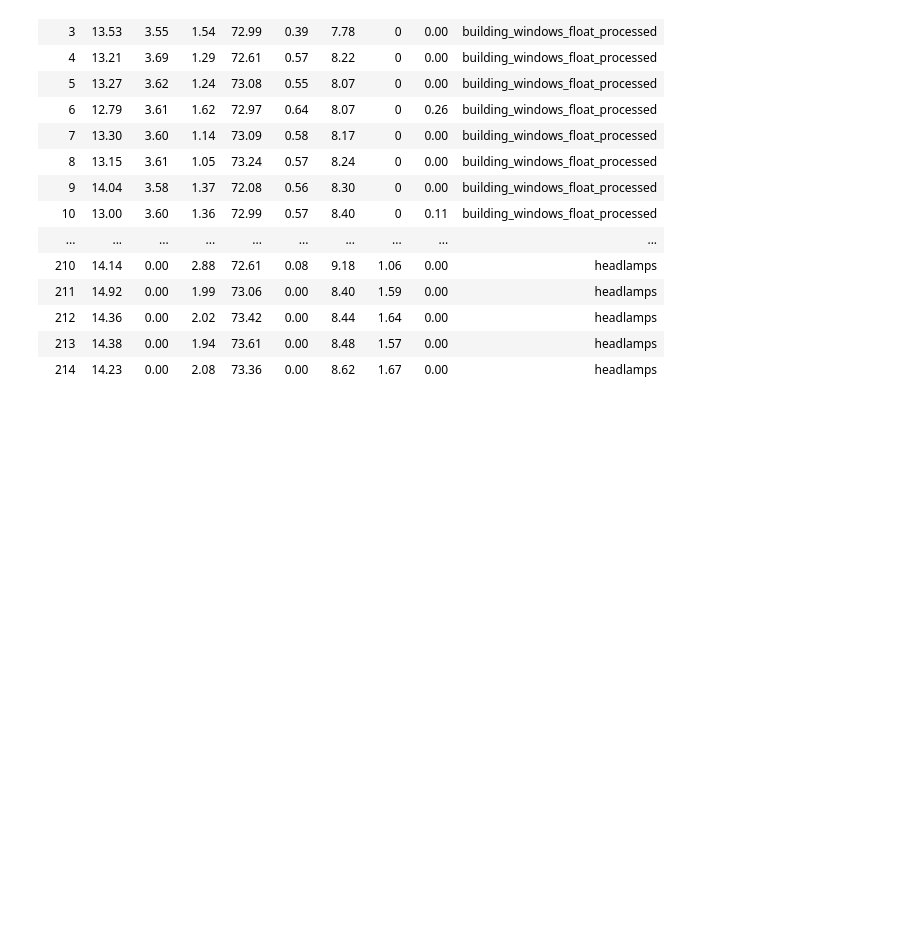
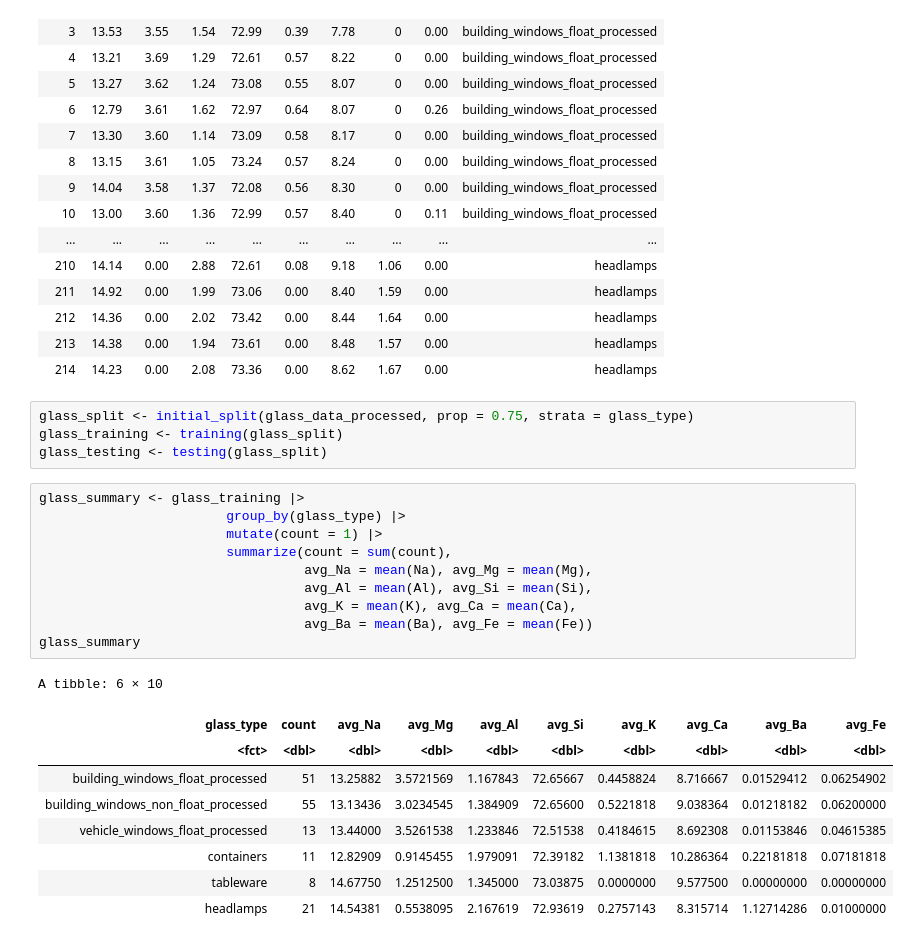
Before and after one commit to omairqazi29/DSCI100, a Jupyter notebook: ProjectProposal.ipynb, the cells around one changed output. Drawn from its saved outputs; the diff is of its cells as text; blank space fills up the shorter version.

Commit message:
data split + mean value table

```diff
--- a/ProjectProposal.ipynb
+++ b/ProjectProposal.ipynb
@@ -62,3 +62,27 @@ A data.frame: 214 × 10
 | 212 | 14.36 | 0.00 | 2.02 | 73.42 | 0.00 | 8.44 | 1.64 | 0.00 | headlamps |
 | 213 | 14.38 | 0.00 | 1.94 | 73.61 | 0.00 | 8.48 | 1.57 | 0.00 | headlamps |
 | 214 | 14.23 | 0.00 | 2.08 | 73.36 | 0.00 | 8.62 | 1.67 | 0.00 | headlamps |
+# %%
+glass_split <- initial_split(glass_data_processed, prop = 0.75, strata = glass_type)
+glass_training <- training(glass_split)
+glass_testing <- testing(glass_split)
+# %%
+glass_summary <- glass_training |>
+                        group_by(glass_type) |>
+                        mutate(count = 1) |>
+                        summarize(count = sum(count),
+                                  avg_Na = mean(Na), avg_Mg = mean(Mg),
+                                  avg_Al = mean(Al), avg_Si = mean(Si),
+                                  avg_K = mean(K), avg_Ca = mean(Ca),
+                                  avg_Ba = mean(Ba), avg_Fe = mean(Fe))
+glass_summary
+# %% [output]
+A tibble: 6 × 10
+| glass_type | count | avg_Na | avg_Mg | avg_Al | avg_Si | avg_K | avg_Ca | avg_Ba | avg_Fe |
+| <fct> | <dbl> | <dbl> | <dbl> | <dbl> | <dbl> | <dbl> | <dbl> | <dbl> | <dbl> |
+| building_windows_float_processed | 51 | 13.25882 | 3.5721569 | 1.167843 | 72.65667 | 0.4458824 | 8.716667 | 0.01529412 | 0.06254902 |
+| building_windows_non_float_processed | 55 | 13.13436 | 3.0234545 | 1.384909 | 72.65600 | 0.5221818 | 9.038364 | 0.01218182 | 0.06200000 |
+| vehicle_windows_float_processed | 13 | 13.44000 | 3.5261538 | 1.233846 | 72.51538 | 0.4184615 | 8.692308 | 0.01153846 | 0.04615385 |
+| containers | 11 | 12.82909 | 0.9145455 | 1.979091 | 72.39182 | 1.1381818 | 10.286364 | 0.22181818 | 0.07181818 |
+| tableware | 8 | 14.67750 | 1.2512500 | 1.345000 | 73.03875 | 0.0000000 | 9.577500 | 0.00000000 | 0.00000000 |
+| headlamps | 21 | 14.54381 | 0.5538095 | 2.167619 | 72.93619 | 0.2757143 | 8.315714 | 1.12714286 | 0.01000000 |
```
